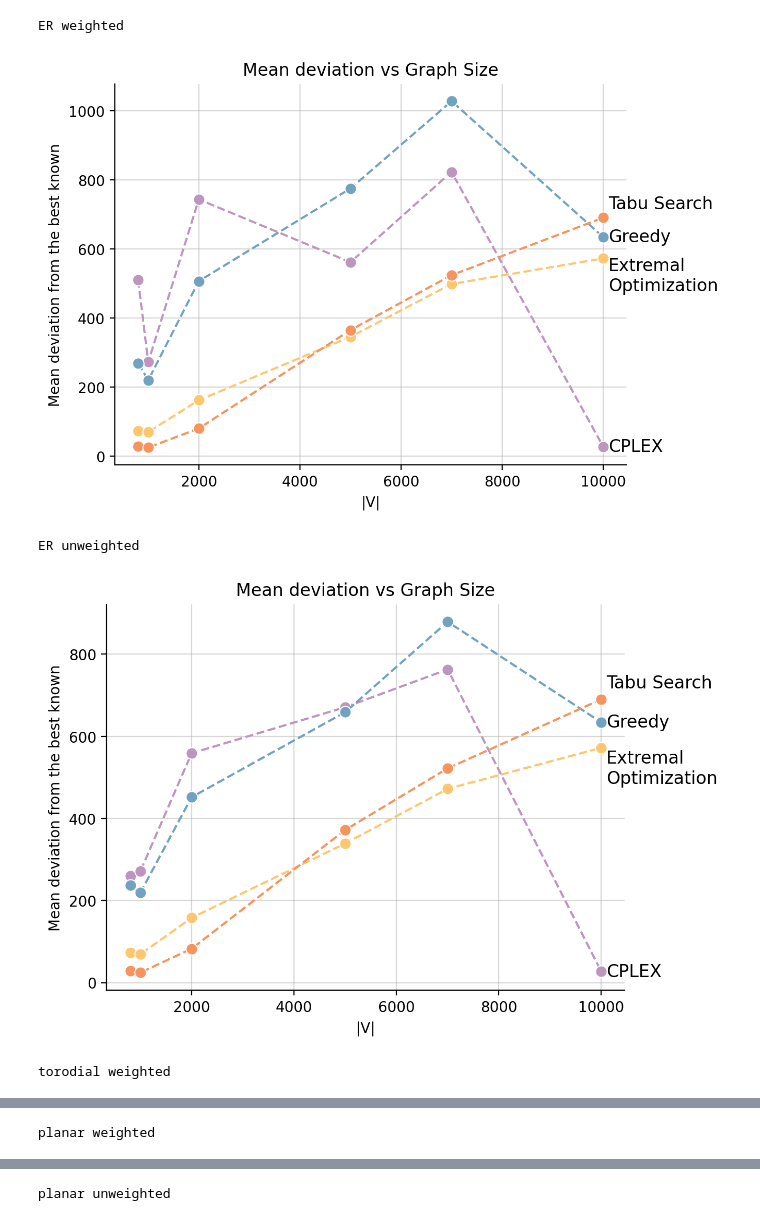
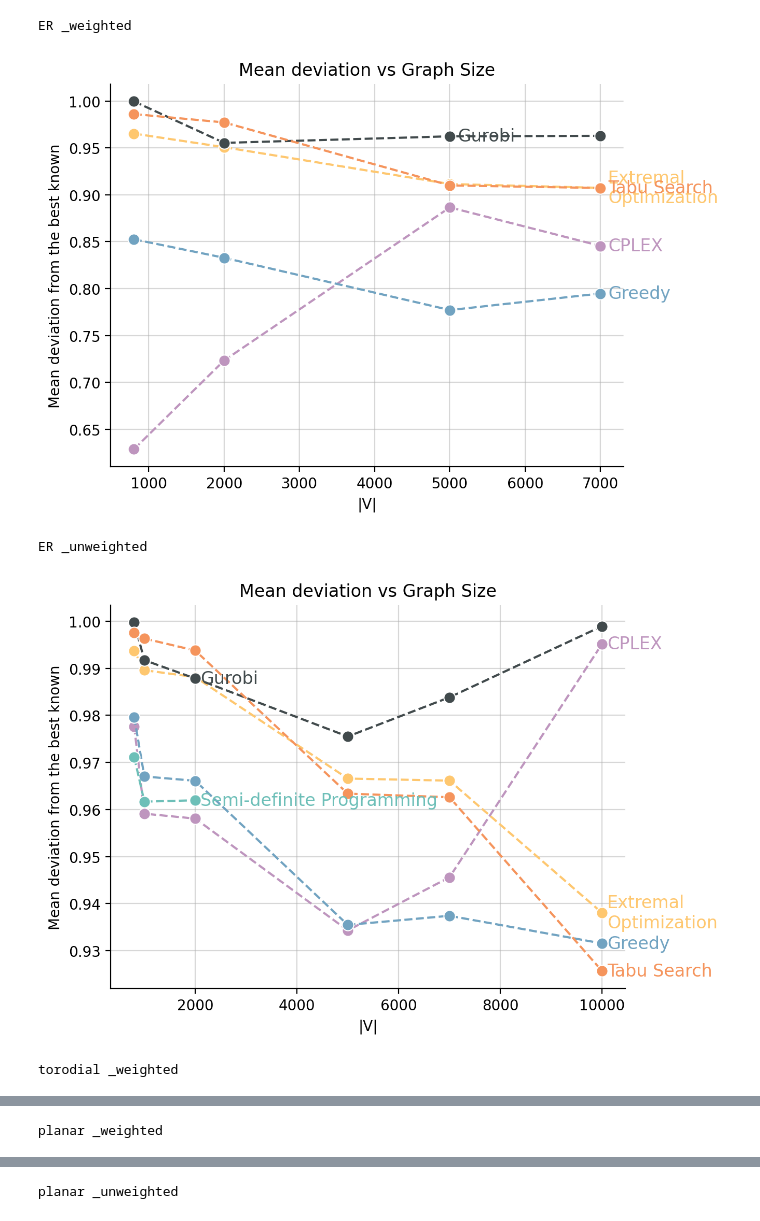
Before and after one commit to ankurnath/IP_Solver, a Jupyter notebook: Analyize.ipynb, the cells around one changed output, grey strips where cells are left out. Drawn from its saved outputs; the diff is of its cells as text; code cells hidden in the pictures.

```diff
--- a/Analyize.ipynb
+++ b/Analyize.ipynb
@@ -14,14 +14,24 @@ def plot_mean_approx_ratios(final_df):
     """
     # Create a new figure
     plt.figure(dpi=200)
-    final_df['approx'] = final_df['OPT']-final_df['cut']
+
 
     colors = {
 
             'TS':'#f5945c',
             'EO':'#fec76f',
             'Greedy':'#71a3c1',
-            'Cplex': '#be95be'
+            'Cplex': '#be95be',
+            'SDP':'#6dbfb8',
+            'Gurobi':'#414a4c',
+
+            # 'TS':'#f2476a',
+            # 'EO':'#fb654e',
+            # 'Greedy':'#eb2d3a',
+            # 'Cplex': '#add8e6',
+            # 'SDP':'#6dbfb8',
+            # 'Gurobi':'#90ee90'
+
     }
 
     # Iterate through each group of the DataFrame grouped by 'algorithm'
@@ -51,18 +61,26 @@ def plot_mean_approx_ratios(final_df):
 
 
         fontsize = 12
+
         if algorithm =='TS':
-            plt.text(sizes[-1] + 100, mean_approx_ratios[-1]+40, 'Tabu Search', fontsize = fontsize, verticalalignment='center')
+            plt.text(sizes[-1] + 100, mean_approx_ratios[-1], 'Tabu Search', fontsize = fontsize,color=color ,verticalalignment='center')
 
         elif algorithm =='EO':
-            plt.text(sizes[-1] + 100, mean_approx_ratios[-1]-50, 'Extremal\nOptimization', fontsize = fontsize,
+            plt.text(sizes[-1] + 100, mean_approx_ratios[-1], 'Extremal\nOptimization', fontsize = fontsize, color=color ,
                      verticalalignment='center')
 
         elif algorithm =='Greedy':
-            plt.text(sizes[-1] + 100, mean_approx_ratios[-1], 'Greedy', fontsize = fontsize, verticalalignment='center')
+            plt.text(sizes[-1] + 100, mean_approx_ratios[-1], 'Greedy', fontsize = fontsize,color=color , verticalalignment='center')
+
+        elif algorithm =='Gurobi':
+            plt.text(sizes[2] + 100, mean_approx_ratios[2], 'Gurobi', fontsize = fontsize,color=color , verticalalignment='center')
+
+
+        elif algorithm =='SDP':
+            plt.text(sizes[-1] + 100, mean_approx_ratios[-1], 'Semi-definite Programming', fontsize = fontsize,color=color , verticalalignment='center')
 
         else:
-            plt.text(sizes[-1] + 100, mean_approx_ratios[-1], algorithm.upper(), fontsize = fontsize, verticalalignment='center')
+            plt.text(sizes[-1] + 100, mean_approx_ratios[-1], algorithm.upper(), fontsize = fontsize,color=color , verticalalignment='center')
         plt.grid(True, alpha=0.5)
         sns.despine()
         # plt.grid()
@@ -71,6 +89,7 @@ def plot_mean_approx_ratios(final_df):
         # plt.scatter(sizes, mean_approx_ratios, s=[s*0.01 for s in sizes], label=f'{algorithm}')
 
     # Add labels, title, and legend
+    # plt.ylim(0.6,1)
     plt.xlabel('|V|')
     plt.ylabel('Mean deviation from the best known')
     plt.title('Mean deviation vs Graph Size')
@@ -89,9 +108,8 @@ import pandas as pd
 #     with open(filepath, 'rb') as f:
 #         return pickle.load(f)
 
-algorithms = ['Greedy', 'TS', 'EO', 'Cplex']
-distributions = [('ER', 'weighted'), ('ER', 'unweighted'), ('torodial', 'weighted'), ('planar', 'weighted'), ('planar', 'unweighted')]
-
+algorithms = ['Greedy', 'TS', 'EO', 'Cplex','SDP','Gurobi']
+distributions = [('ER', '_weighted'), ('ER', '_unweighted'), ('torodial', '_weighted'), ('planar', '_weighted'), ('planar', '_unweighted')]
 for distribution, weighted in distributions:
     dfs = []
 
@@ -116,35 +134,38 @@ for distribution, weighted in distributions:
                     continue
 
                 # Load the data from the pickle file
                 df = load_from_pickle(results_path,quiet = True)
 
                 # Extract numerical part of filename for 'n'
                 df['n'] = re.findall(r'\d+', file)[0] if re.findall(r'\d+', file) else None
                 df['algorithm'] = algorithm
 
                 # Load the optimal data
                 optimal_path = f'../data/testing/{file}/optimal'
 
 
                 if not os.path.exists(optimal_path):
                     print(f"Warning: {optimal_path} does not exist.")
                     continue
 
                 df['OPT'] = load_from_pickle(optimal_path,quiet = True)['OPT'].tolist()
 
                 dfs.append(df)
 
     # Concatenate DataFrames if any are found
     if dfs:
         final_df = pd.concat(dfs, ignore_index=True)
+        final_df=final_df.drop(columns=['Time','time','threads'])
+        final_df = final_df.dropna(how='all')
+        final_df['approx'] = final_df['cut']/final_df['OPT']
     else:
         print(f"No data found for distribution {distribution} and weighted {weighted}.")
 
     print(distribution, weighted)
     plot_mean_approx_ratios(final_df=final_df)
 # %% [output]
-ER weighted
+ER _weighted
-[figure, old version]
+[figure, new version]
-ER unweighted
+ER _unweighted
-[figure, old version]
+[figure, new version]
-torodial weighted
+torodial _weighted
@@ -152 +173 @@ torodial weighted
-planar weighted
+planar _weighted
@@ -154 +175 @@ planar weighted
-planar unweighted
+planar _unweighted
```
Also changed, not shown: parts of 2 cells of this notebook, 31 other files.
